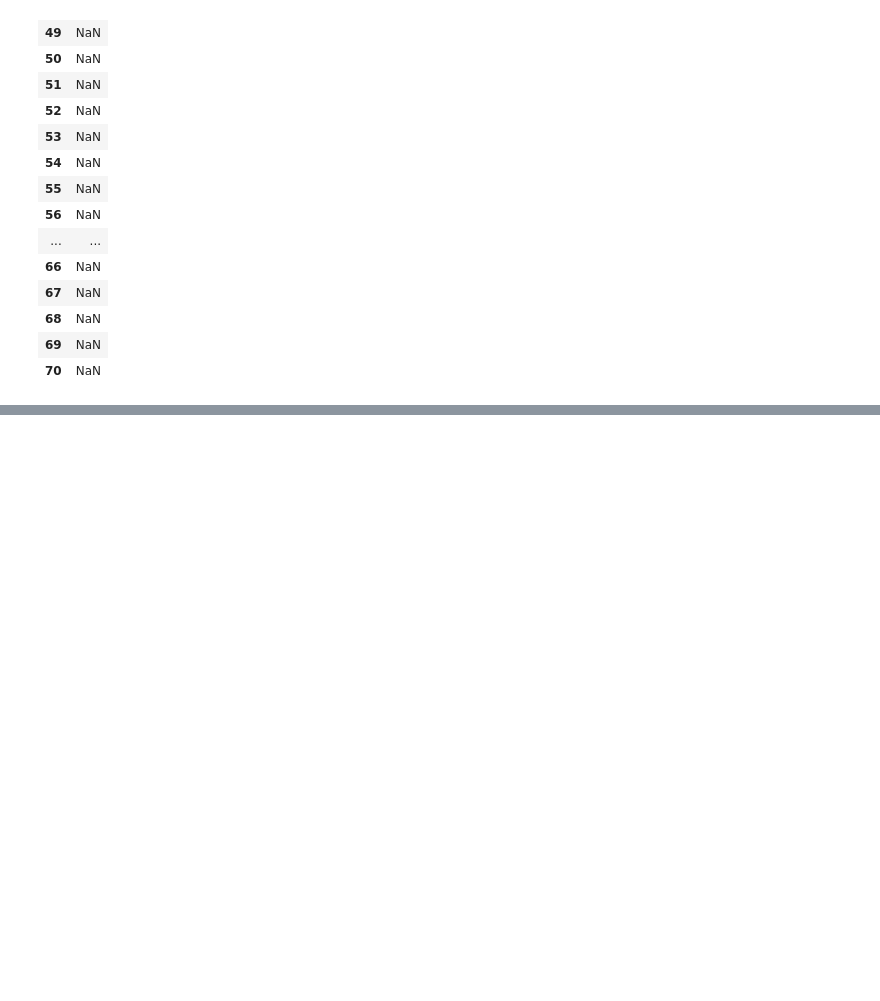
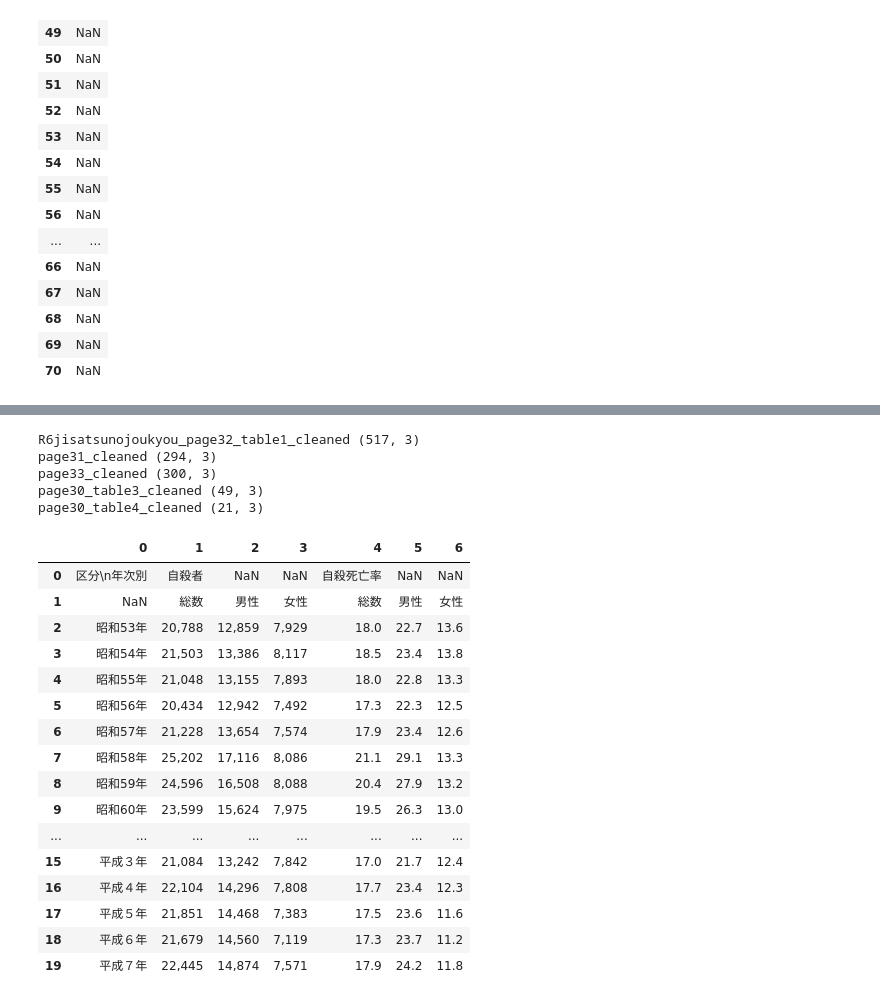
Before and after one commit to YuriyaJP/Public-Health-Data-Engineering-Project-Japan-Suicide-Statistics-Pipeline, a Jupyter notebook: notebooks/Cleaned_dataframe_analysis.ipynb, the cells around one changed output, grey strips where cells are left out. Saved outputs shown, nothing was run; the diff lists cells and outputs as text; code cells hidden in the pictures; blank space fills up the shorter version.

```diff
--- a/notebooks/Cleaned_dataframe_analysis.ipynb
+++ b/notebooks/Cleaned_dataframe_analysis.ipynb
@@ -362,0 +319,32 @@ def clean_problem_table(df, name):
+# %%
+for name, df in datasets.items():
+    print(name, df.shape)
+# %% [output]
+R6jisatsunojoukyou_page32_table1_cleaned (517, 3)
+page31_cleaned (294, 3)
+page33_cleaned (300, 3)
+page30_table3_cleaned (49, 3)
+page30_table4_cleaned (21, 3)
+# %%
+import pandas as pd
+
+raw31 = pd.read_csv("/home/yulia-chekhovska/Public-Health-Data-Engineering-Project-Japan-Suicide-Statistics-Pipeline/data_raw/csvs/R6jisatsunojoukyou_page31_table1.csv")
+raw31.head(20)
+# %% [output]
+|  | 0 | 1 | 2 | 3 | 4 | 5 | 6 |
+| 0 | 区分\n年次別 | 自殺者 | NaN | NaN | 自殺死亡率 | NaN | NaN |
+| 1 | NaN | 総数 | 男性 | 女性 | 総数 | 男性 | 女性 |
+| 2 | 昭和53年 | 20,788 | 12,859 | 7,929 | 18.0 | 22.7 | 13.6 |
+| 3 | 昭和54年 | 21,503 | 13,386 | 8,117 | 18.5 | 23.4 | 13.8 |
+| 4 | 昭和55年 | 21,048 | 13,155 | 7,893 | 18.0 | 22.8 | 13.3 |
+| 5 | 昭和56年 | 20,434 | 12,942 | 7,492 | 17.3 | 22.3 | 12.5 |
+| 6 | 昭和57年 | 21,228 | 13,654 | 7,574 | 17.9 | 23.4 | 12.6 |
+| 7 | 昭和58年 | 25,202 | 17,116 | 8,086 | 21.1 | 29.1 | 13.3 |
+| 8 | 昭和59年 | 24,596 | 16,508 | 8,088 | 20.4 | 27.9 | 13.2 |
+| 9 | 昭和60年 | 23,599 | 15,624 | 7,975 | 19.5 | 26.3 | 13.0 |
+| ... | ... | ... | ... | ... | ... | ... | ... |
+| 15 | 平成３年 | 21,084 | 13,242 | 7,842 | 17.0 | 21.7 | 12.4 |
+| 16 | 平成４年 | 22,104 | 14,296 | 7,808 | 17.7 | 23.4 | 12.3 |
+| 17 | 平成５年 | 21,851 | 14,468 | 7,383 | 17.5 | 23.6 | 11.6 |
+| 18 | 平成６年 | 21,679 | 14,560 | 7,119 | 17.3 | 23.7 | 11.2 |
+| 19 | 平成７年 | 22,445 | 14,874 | 7,571 | 17.9 | 24.2 | 11.8 |
```
Also changed, not shown: parts of 14 cells of this notebook.
